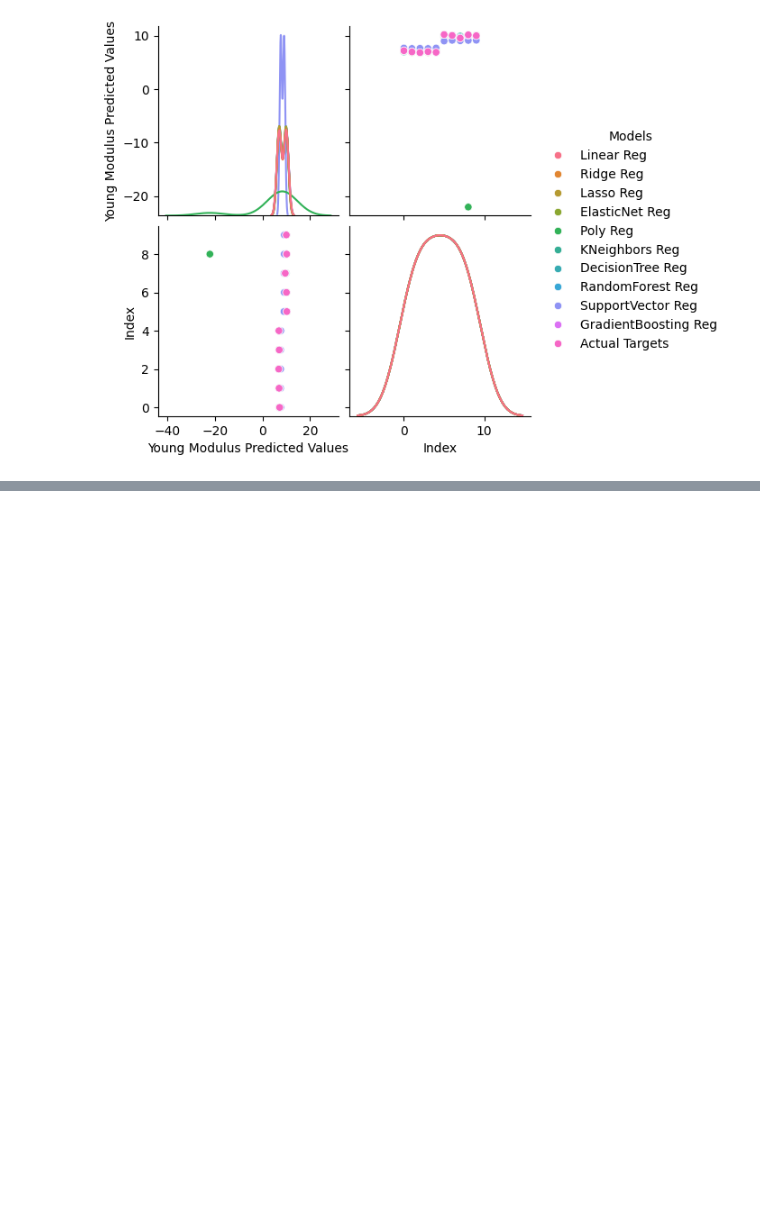
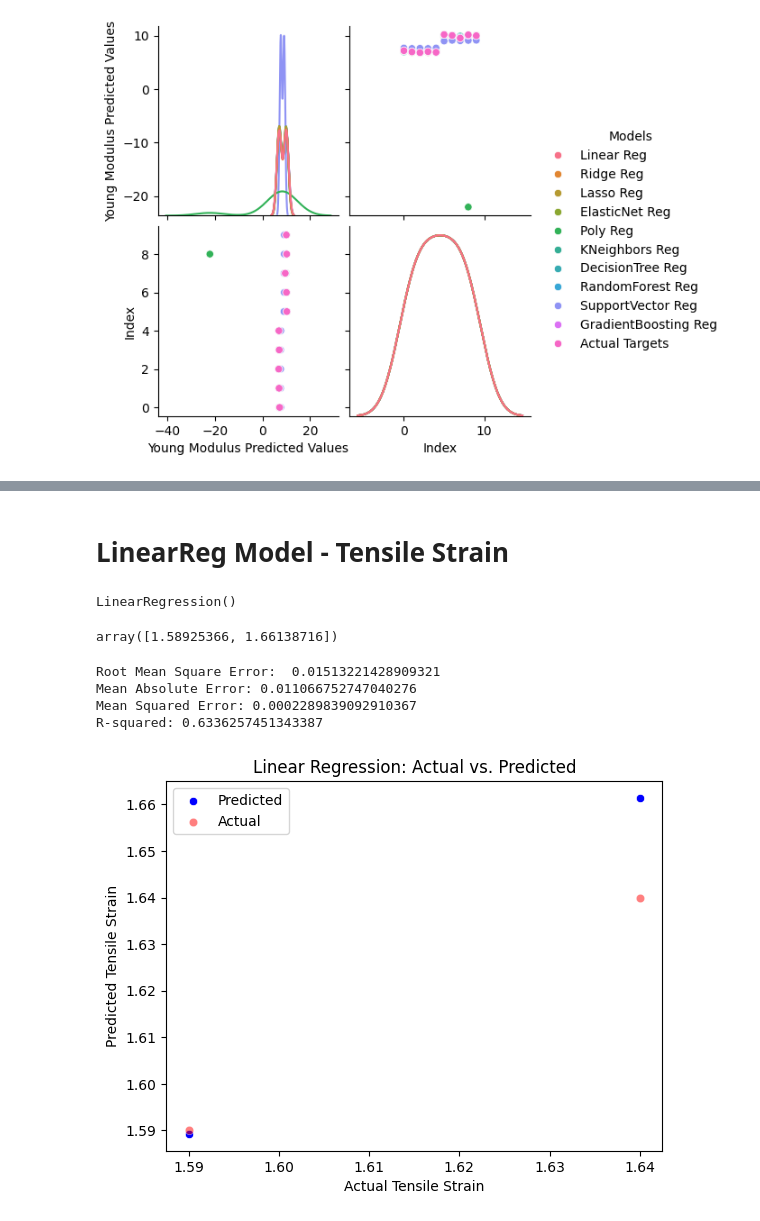
Before and after one commit to Sid-047/paperStuff, a Jupyter notebook: pineappleGlassAlumina-Composite/modelTraining.ipynb, the cells around one changed output, grey strips where cells are left out. Saved outputs shown, nothing was run; the diff lists cells and outputs as text; code cells hidden in the pictures; blank space fills up the shorter version.

Commit message:
LoaDeD pineappleGlassAlumina-Composite tensileStrain modelTraining codeBase

```diff
--- a/pineappleGlassAlumina-Composite/modelTraining.ipynb
+++ b/pineappleGlassAlumina-Composite/modelTraining.ipynb
@@ -1102,0 +1105,41 @@ fig.show()
+# %%
+dataStuff = df[['SaltWater', 'TensileStrength(MPa)', 'MaximumForce(KN)', 'Modulus(GPa)']]
+targetStuff = df['TensileStrain']
+# %%
+xTrain, xTest, yTrain, yTest = train_test_split(dataStuff, targetStuff, test_size=0.2, random_state=42)
+# %% [markdown]
+# LinearReg Model - Tensile Strain
+# %%
+modelLR = LinearRegression()
+modelLR.fit(xTrain, yTrain)
+# %% [output]
+LinearRegression()
+# %%
+yPred = modelLR.predict(xTest)
+yPred
+# %% [output]
+array([1.58925366, 1.66138716])
+# %%
+rmseLR = np.sqrt(mean_squared_error(yTest, yPred))
+maeLR = mean_absolute_error(yTest, yPred)
+mseLR = mean_squared_error(yTest, yPred)
+rsLR = r2_score(yTest, yPred)
+print("Root Mean Square Error: ", rmseLR)
+print('Mean Absolute Error:', maeLR)
+print('Mean Squared Error:', mseLR)
+print('R-squared:', rsLR)
+# %% [output]
+Root Mean Square Error:  0.01513221428909321
+Mean Absolute Error: 0.011066752747040276
+Mean Squared Error: 0.0002289839092910367
+R-squared: 0.6336257451343387
+# %%
+sns.scatterplot(x=yTest, y=yPred, color='blue', label='Predicted')
+sns.scatterplot(x=yTest, y=yTest, color='red', alpha=0.5, label='Actual')
+plt.xlabel('Actual Tensile Strain')
+plt.ylabel('Predicted Tensile Strain')
+plt.title('Linear Regression: Actual vs. Predicted')
+plt.legend()
+plt.show()
+# %% [output]
+[figure, added]
```
Also changed, not shown: parts of 74 cells of this notebook.
